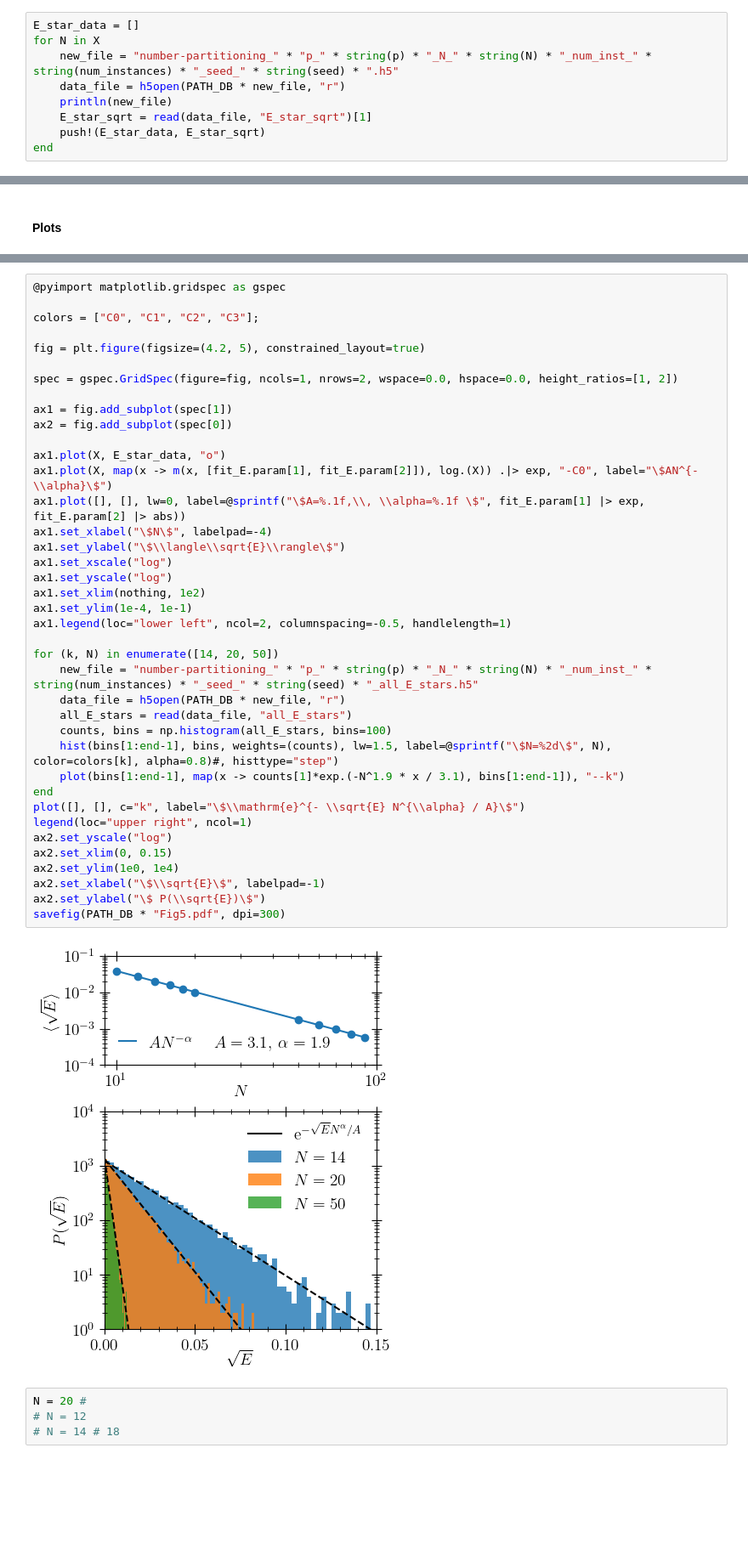
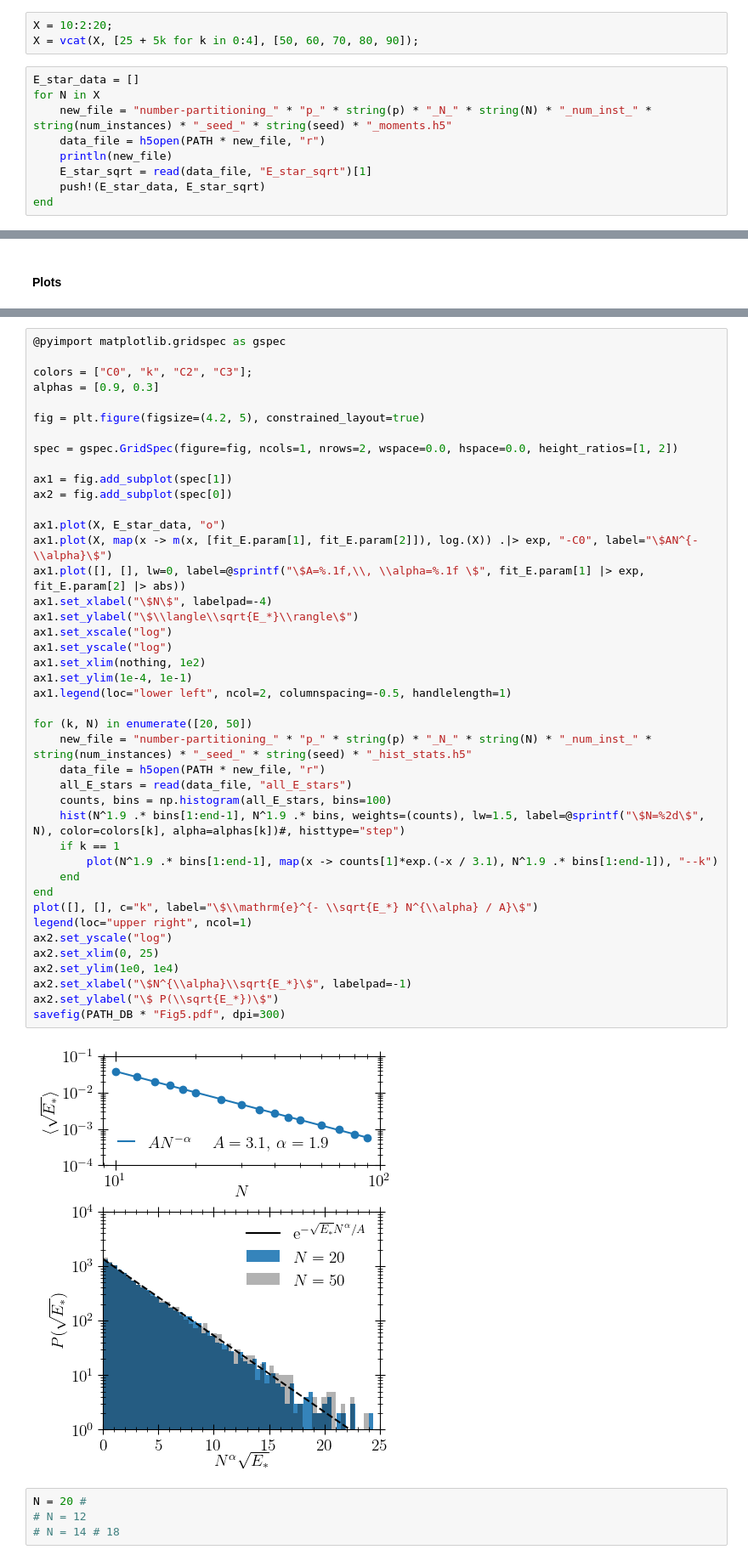
Before and after one commit to FZJ-PGI-12/Mean-Field-Approximate-Optimization-Algorithm, a Jupyter notebook: notebooks/plots_number-partitioning.ipynb, the cells around one changed output, grey strips where cells are left out. Shown at 85% size. Cells and saved outputs as stored; diff of their text form; blank space fills up the shorter version.

Commit message:
NP data reorganized

```diff
--- a/notebooks/plots_number-partitioning.ipynb
+++ b/notebooks/plots_number-partitioning.ipynb
@@ -30,8 +27,11 @@ X = vcat(X, [50, 60, 70, 80, 90]);
+# %%
+X = 10:2:20;
+X = vcat(X, [25 + 5k for k in 0:4], [50, 60, 70, 80, 90]);
 # %%
 E_star_data = []
 for N in X
-    new_file = "number-partitioning_" * "p_" * string(p) * "_N_" * string(N) * "_num_inst_" * string(num_instances) * "_seed_" * string(seed) * ".h5"
-    data_file = h5open(PATH_DB * new_file, "r")
+    new_file = "number-partitioning_" * "p_" * string(p) * "_N_" * string(N) * "_num_inst_" * string(num_instances) * "_seed_" * string(seed) * "_moments.h5"
+    data_file = h5open(PATH * new_file, "r")
     println(new_file)
     E_star_sqrt = read(data_file, "E_star_sqrt")[1]
     push!(E_star_data, E_star_sqrt)
@@ -113,44 +118,47 @@ tight_layout(pad=0.15, w_pad=0.0, h_pad=0.0)
 # %%
 @pyimport matplotlib.gridspec as gspec
 
-colors = ["C0", "C1", "C2", "C3"];
+colors = ["C0", "k", "C2", "C3"];
+alphas = [0.9, 0.3]
 
 fig = plt.figure(figsize=(4.2, 5), constrained_layout=true)
 
 spec = gspec.GridSpec(figure=fig, ncols=1, nrows=2, wspace=0.0, hspace=0.0, height_ratios=[1, 2])
 
 ax1 = fig.add_subplot(spec[1])
 ax2 = fig.add_subplot(spec[0])
 
 ax1.plot(X, E_star_data, "o")
 ax1.plot(X, map(x -> m(x, [fit_E.param[1], fit_E.param[2]]), log.(X)) .|> exp, "-C0", label="\$AN^{-\\alpha}\$")
 ax1.plot([], [], lw=0, label=@sprintf("\$A=%.1f,\\, \\alpha=%.1f \$", fit_E.param[1] |> exp, fit_E.param[2] |> abs))
 ax1.set_xlabel("\$N\$", labelpad=-4)
-ax1.set_ylabel("\$\\langle\\sqrt{E}\\rangle\$")
+ax1.set_ylabel("\$\\langle\\sqrt{E_*}\\rangle\$")
 ax1.set_xscale("log")
 ax1.set_yscale("log")
 ax1.set_xlim(nothing, 1e2)
 ax1.set_ylim(1e-4, 1e-1)
 ax1.legend(loc="lower left", ncol=2, columnspacing=-0.5, handlelength=1)
 
-for (k, N) in enumerate([14, 20, 50])
-    new_file = "number-partitioning_" * "p_" * string(p) * "_N_" * string(N) * "_num_inst_" * string(num_instances) * "_seed_" * string(seed) * "_all_E_stars.h5"
-    data_file = h5open(PATH_DB * new_file, "r")
+for (k, N) in enumerate([20, 50])
+    new_file = "number-partitioning_" * "p_" * string(p) * "_N_" * string(N) * "_num_inst_" * string(num_instances) * "_seed_" * string(seed) * "_hist_stats.h5"
+    data_file = h5open(PATH * new_file, "r")
     all_E_stars = read(data_file, "all_E_stars")
     counts, bins = np.histogram(all_E_stars, bins=100)
-    hist(bins[1:end-1], bins, weights=(counts), lw=1.5, label=@sprintf("\$N=%2d\$", N), color=colors[k], alpha=0.8)#, histtype="step")
-    plot(bins[1:end-1], map(x -> counts[1]*exp.(-N^1.9 * x / 3.1), bins[1:end-1]), "--k")
+    hist(N^1.9 .* bins[1:end-1], N^1.9 .* bins, weights=(counts), lw=1.5, label=@sprintf("\$N=%2d\$", N), color=colors[k], alpha=alphas[k])#, histtype="step")
+    if k == 1
+        plot(N^1.9 .* bins[1:end-1], map(x -> counts[1]*exp.(-x / 3.1), N^1.9 .* bins[1:end-1]), "--k")
+    end
 end
-plot([], [], c="k", label="\$\\mathrm{e}^{- \\sqrt{E} N^{\\alpha} / A}\$")
+plot([], [], c="k", label="\$\\mathrm{e}^{- \\sqrt{E_*} N^{\\alpha} / A}\$")
 legend(loc="upper right", ncol=1)
 ax2.set_yscale("log")
-ax2.set_xlim(0, 0.15)
+ax2.set_xlim(0, 25)
 ax2.set_ylim(1e0, 1e4)
-ax2.set_xlabel("\$\\sqrt{E}\$", labelpad=-1)
-ax2.set_ylabel("\$ P(\\sqrt{E})\$")
+ax2.set_xlabel("\$N^{\\alpha}\\sqrt{E_*}\$", labelpad=-1)
+ax2.set_ylabel("\$ P(\\sqrt{E_*})\$")
 savefig(PATH_DB * "Fig5.pdf", dpi=300)
 # %% [output]
-[figure, old version]
+[figure, new version]
 # %%
 N = 20 #
 # N = 12
```
Also changed, not shown: parts of 11 cells of this notebook, 19 other files.
